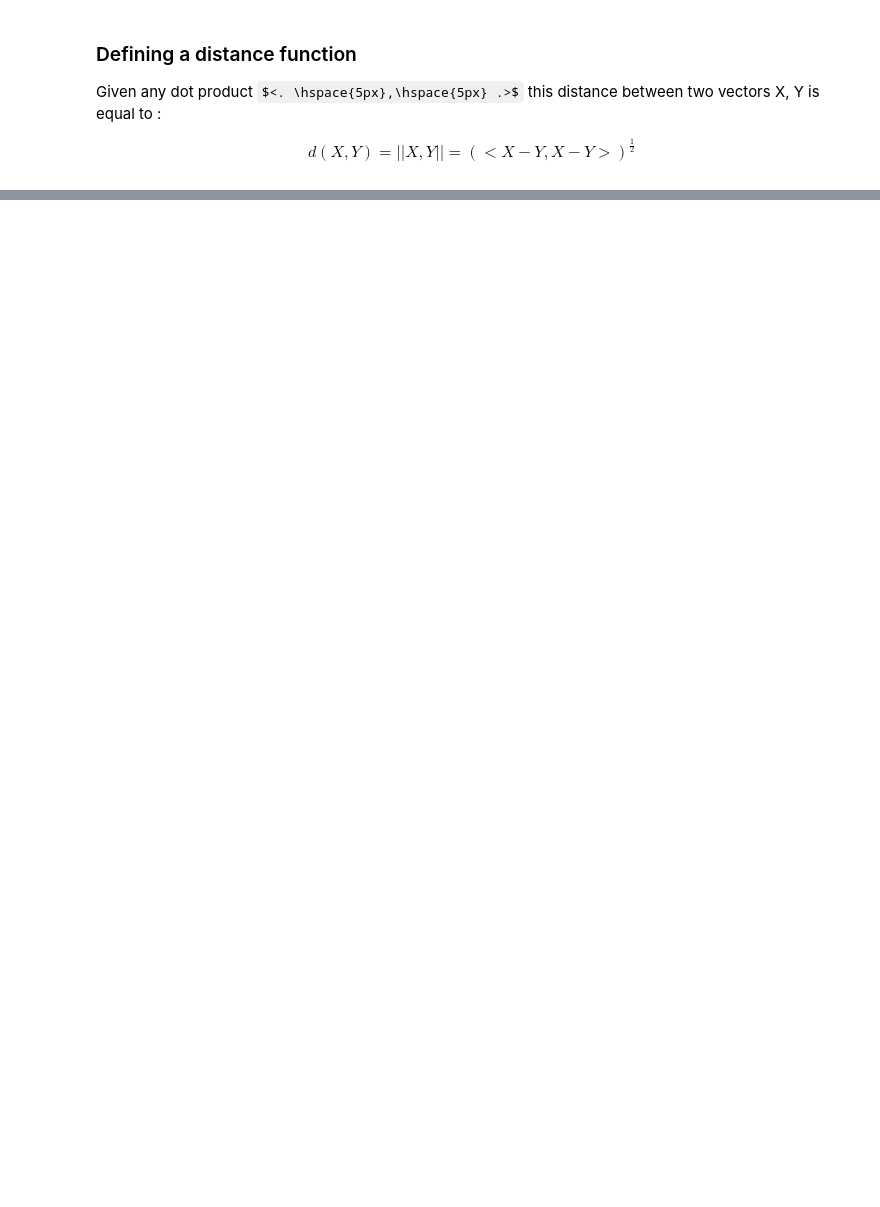
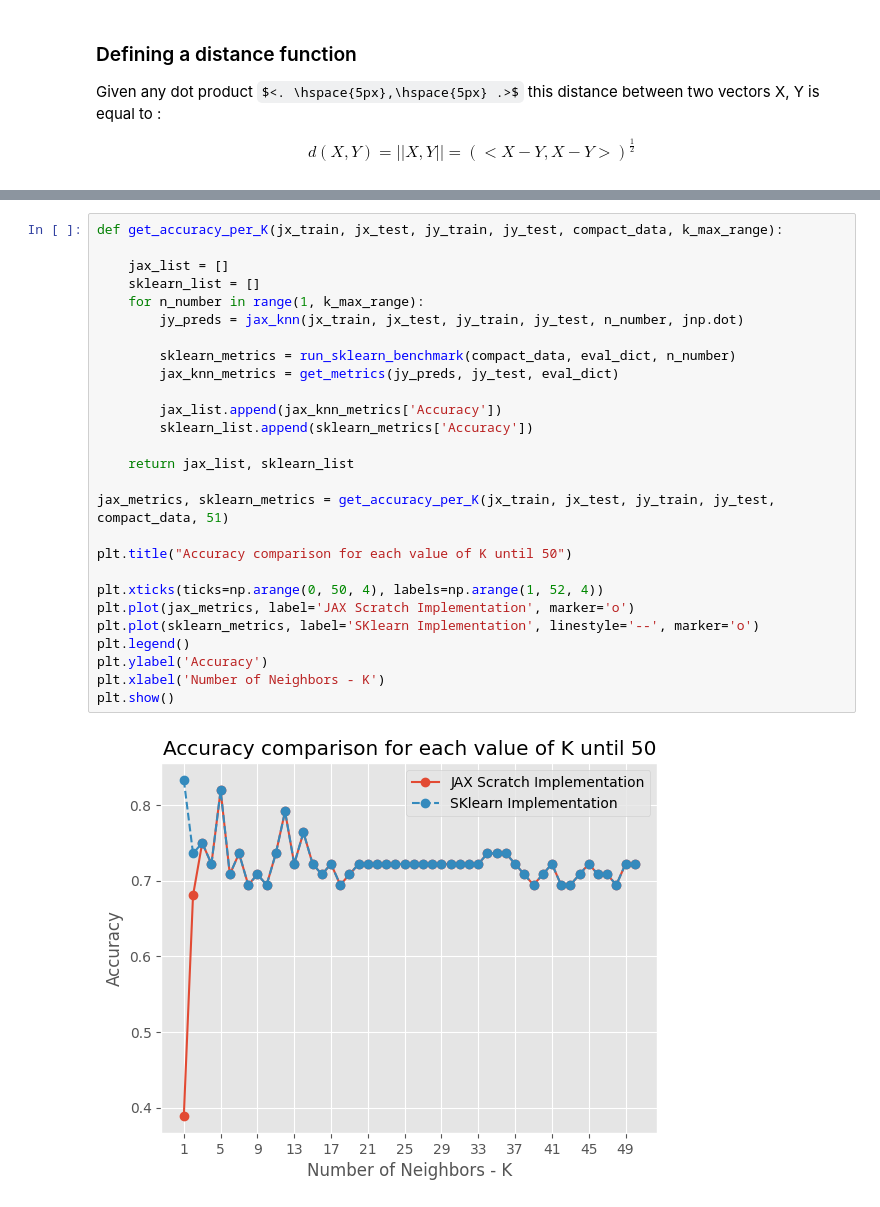
Before and after one commit to Arthur-Salles/LA2ML, a Jupyter notebook: t1/project.ipynb, the cells around one changed output, grey strips where cells are left out. Drawn from its saved outputs; the diff is of its cells as text; some formulas as TeX source; blank space fills up the shorter version.

```diff
--- a/t1/project.ipynb
+++ b/t1/project.ipynb
@@ -161,0 +152,29 @@ batch_generic_distance(x_long, y_long)
+# %%
+def get_accuracy_per_K(jx_train, jx_test, jy_train, jy_test, compact_data, k_max_range):
+
+    jax_list = []
+    sklearn_list = []
+    for n_number in range(1, k_max_range):
+        jy_preds = jax_knn(jx_train, jx_test, jy_train, jy_test, n_number, jnp.dot)
+
+        sklearn_metrics = run_sklearn_benchmark(compact_data, eval_dict, n_number)
+        jax_knn_metrics = get_metrics(jy_preds, jy_test, eval_dict)
+
+        jax_list.append(jax_knn_metrics['Accuracy'])
+        sklearn_list.append(sklearn_metrics['Accuracy'])
+
+    return jax_list, sklearn_list
+
+jax_metrics, sklearn_metrics = get_accuracy_per_K(jx_train, jx_test, jy_train, jy_test, compact_data, 51)
+
+plt.title("Accuracy comparison for each value of K until 50")
+
+plt.xticks(ticks=np.arange(0, 50, 4), labels=np.arange(1, 52, 4))
+plt.plot(jax_metrics, label='JAX Scratch Implementation', marker='o')
+plt.plot(sklearn_metrics, label='SKlearn Implementation', linestyle='--', marker='o')
+plt.legend()
+plt.ylabel('Accuracy')
+plt.xlabel('Number of Neighbors - K')
+plt.show()
+# %% [output]
+[figure, added]
```
Also changed, not shown: parts of 23 cells of this notebook.
